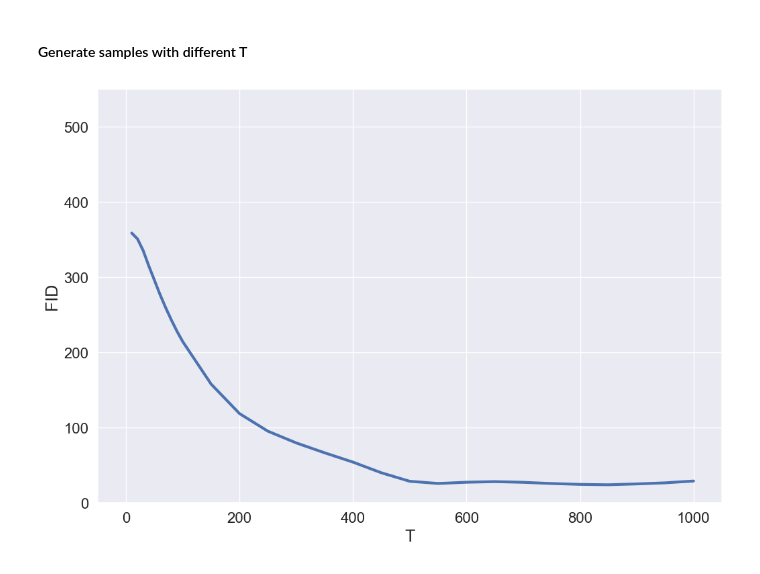
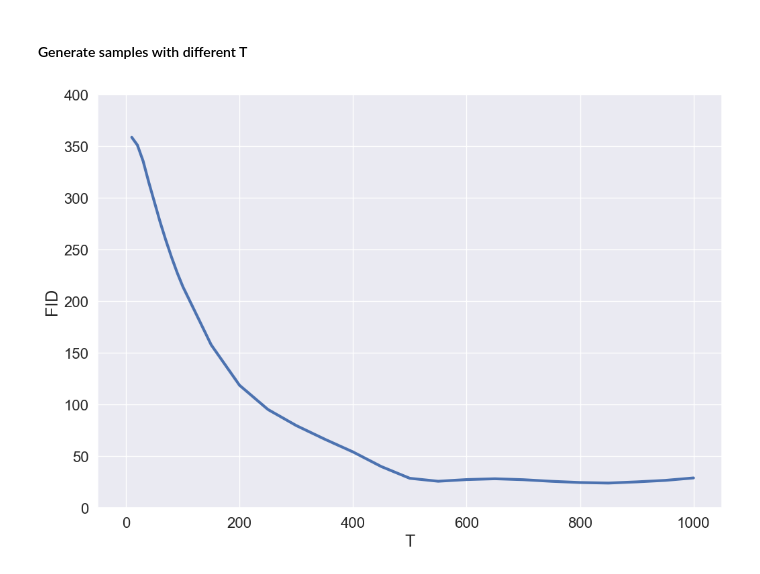
Before and after one commit to intsystems/2023-Project-124, a Jupyter notebook: code/ddpm_train_Fmnist.ipynb, the cells around one changed output. Drawn from its saved outputs; the diff is of its cells as text; code cells hidden in the pictures.

```diff
--- a/code/ddpm_train_Fmnist.ipynb
+++ b/code/ddpm_train_Fmnist.ipynb
@@ -218,21 +218,21 @@ with open('FID_scores_FMNIST_ddpm.npy', "rb") as f:
 # %%
 import seaborn as sns
 sns.set_theme(style='darkgrid')
 num_steps = [10, 20, 30, 40, 50, 60, 70, 80, 90, 100, 150, 200, 250, 300, 350,
              400, 450, 500, 550, 600, 650, 700, 750, 800, 850, 900, 950, 1000]
 
 plt.figure(figsize=(12,8))
 
 plt.plot(num_steps, scores, lw=3)
 
 plt.xlabel("T", fontsize=18)
 plt.ylabel("FID", fontsize=18)
 plt.xticks(fontsize=16)
 plt.yticks(fontsize=16)
 plt.xlim(left=-50, right=1050)
-plt.ylim(bottom=0, top=550)
+plt.ylim(bottom=0, top=400)
 
 plt.savefig("DDPM_FID_FMNIST.png", bbox_inches='tight')
 plt.show()
 # %% [output]
-[figure, old version]
+[figure, new version]
```
Also changed, not shown: 10 other files.
